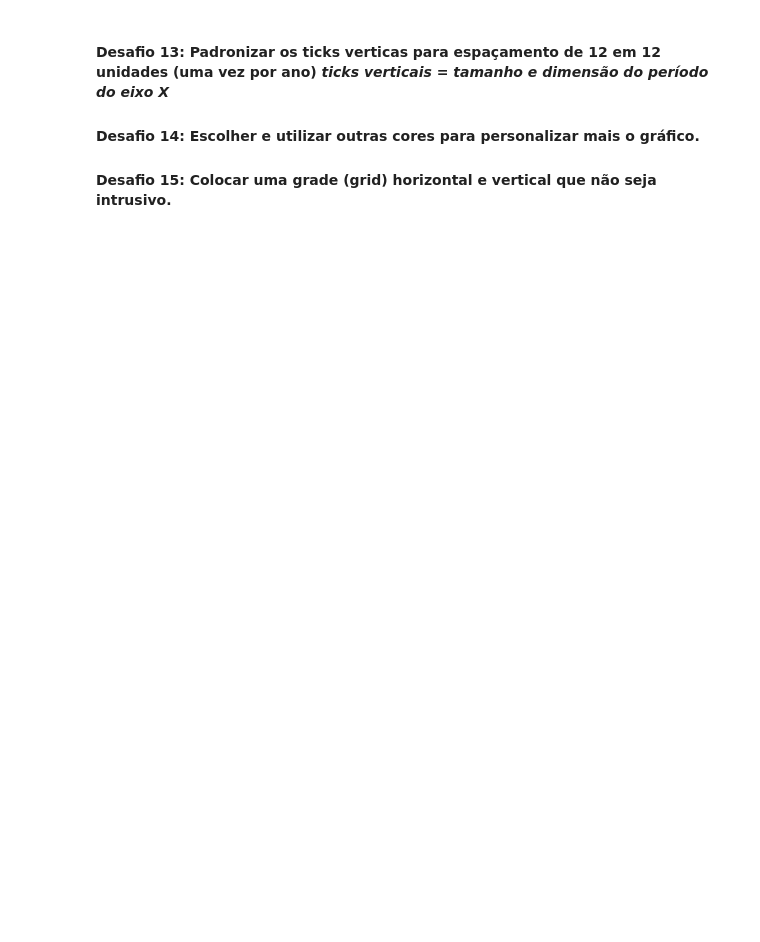
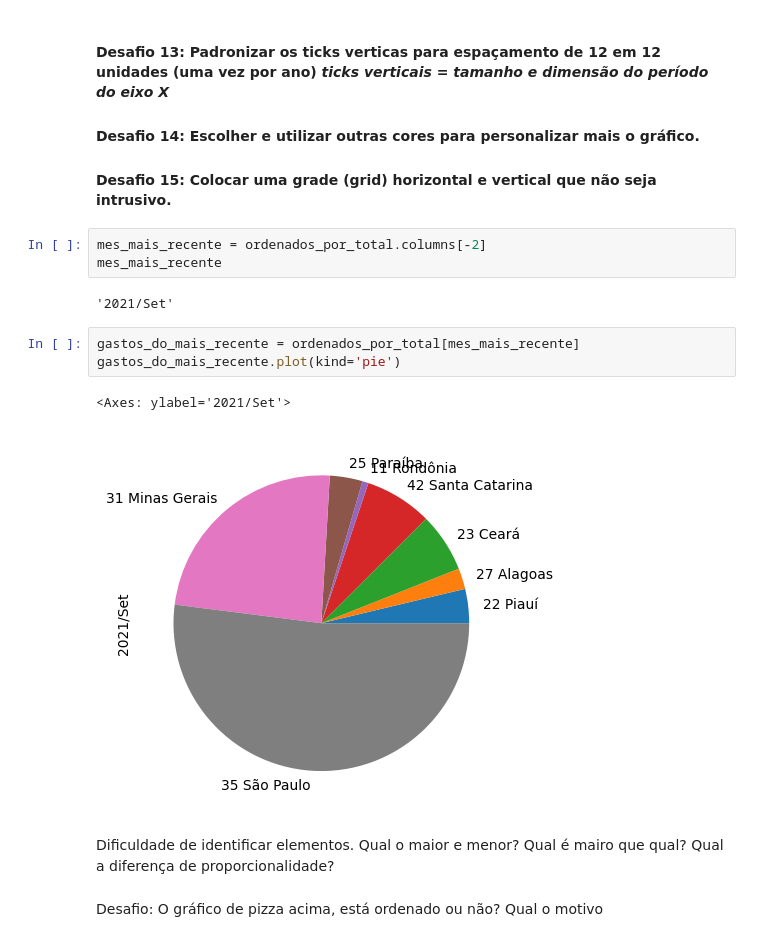
Before and after one commit to Lem0nes/POS-ALURA, a Jupyter notebook: A1-analise-exploracao-dados/main-1.ipynb, the cells around one changed output. Cells and saved outputs as stored; diff of their text form; blank space fills up the shorter version.

```diff
--- a/A1-analise-exploracao-dados/main-1.ipynb
+++ b/A1-analise-exploracao-dados/main-1.ipynb
@@ -167,3 +185,20 @@ regiao_especifica.T.iloc[:10,:].plot(figsize=(8,4))
 #### Desafio 13: Padronizar os ticks verticas para espaçamento de 12 em 12 unidades (uma vez por ano) *ticks verticais = tamanho e dimensão do período do eixo X*
 #### Desafio 14: Escolher e utilizar outras cores para personalizar mais o gráfico.
 #### Desafio 15: Colocar uma grade (grid) horizontal e vertical que não seja intrusivo.
+# %%
+mes_mais_recente = ordenados_por_total.columns[-2]
+mes_mais_recente
+# %% [output]
+'2021/Set'
+# %%
+gastos_do_mais_recente = ordenados_por_total[mes_mais_recente]
+gastos_do_mais_recente.plot(kind='pie')
+# %% [output]
+<Axes: ylabel='2021/Set'>
+[figure, added]
+# %% [markdown]
+Dificuldade de identificar elementos.
+Qual o maior e menor? Qual é mairo que qual?
+Qual a diferença de proporcionalidade?
+# %% [markdown]
+Desafio: O gráfico de pizza acima, está ordenado ou não? Qual o motivo
```
Also changed, not shown: parts of 3 cells of this notebook, 1 other file.
